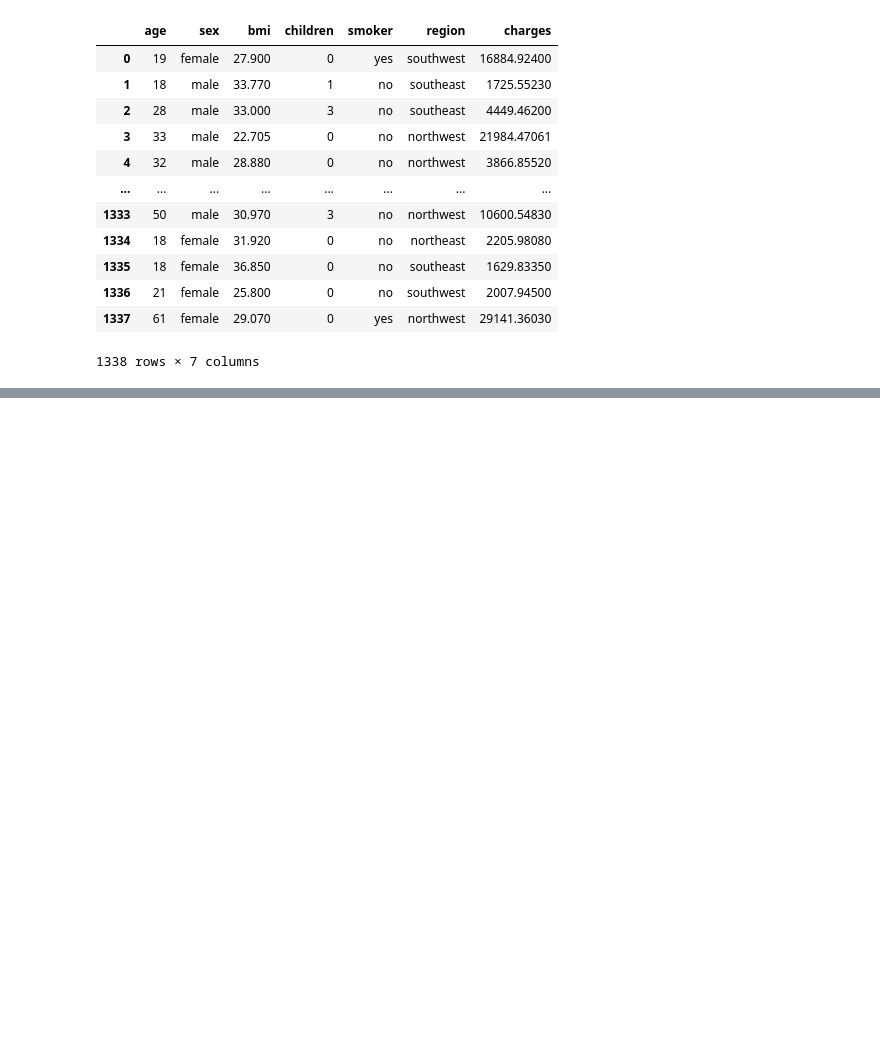
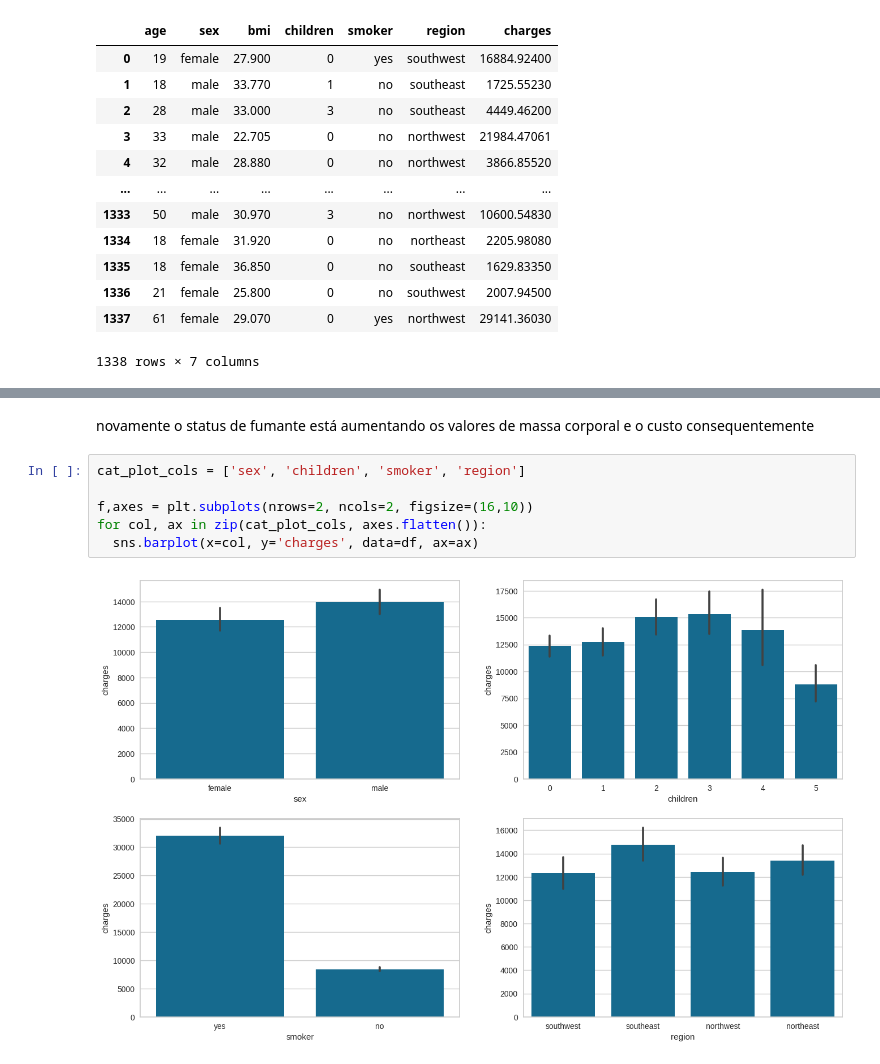
Before and after one commit to GTBelini22/Estudo_Ciencia_de_dados, a Jupyter notebook: Deploy/Pipeline/Inserindo_Produção_insurance.ipynb, the cells around one changed output, grey strips where cells are left out. Cells and saved outputs as stored; diff of their text form; blank space fills up the shorter version.

```diff
--- a/Deploy/Pipeline/Inserindo_Produção_insurance.ipynb
+++ b/Deploy/Pipeline/Inserindo_Produção_insurance.ipynb
@@ -58,0 +100,10 @@ df
+# %% [markdown]
+novamente o status de fumante está aumentando os valores de massa corporal e o custo consequentemente
+# %%
+cat_plot_cols = ['sex', 'children', 'smoker', 'region']
+
+f,axes = plt.subplots(nrows=2, ncols=2, figsize=(16,10))
+for col, ax in zip(cat_plot_cols, axes.flatten()):
+  sns.barplot(x=col, y='charges', data=df, ax=ax)
+# %% [output]
+[figure, added]
```
Also changed, not shown: parts of 7 cells of this notebook.
